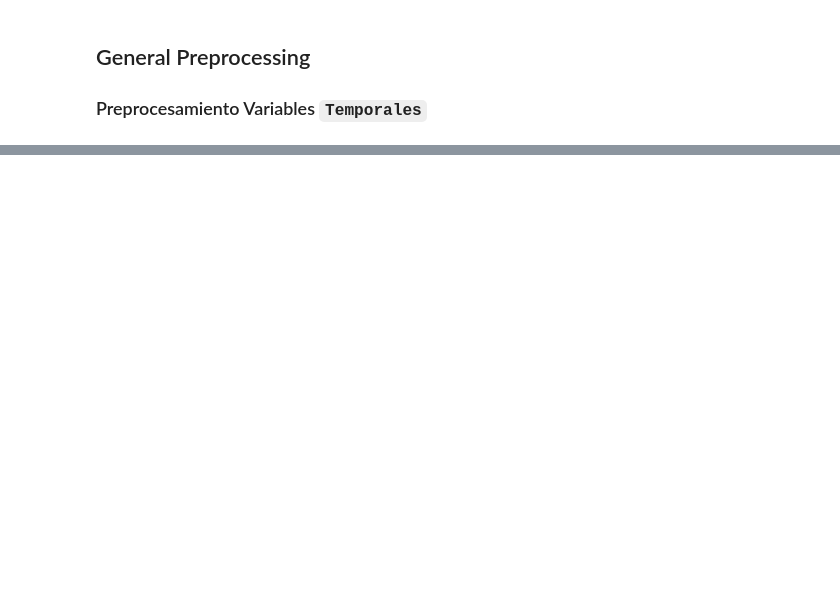
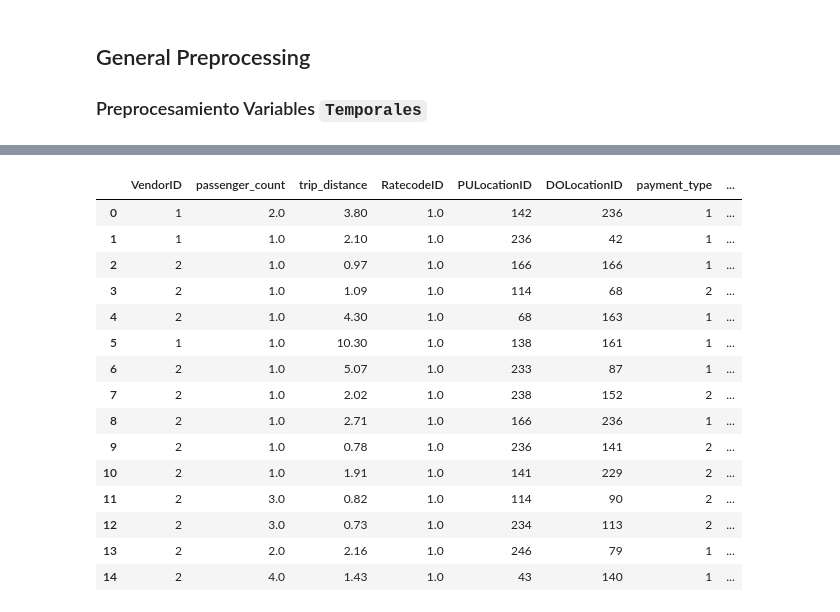
Before and after one commit to clblommberg/MVP_ML_TransporteNY, a Jupyter notebook: notebooks/03_ETL.ipynb, the cells around one changed output, grey strips where cells are left out. Cells and saved outputs as stored; diff of their text form; code cells hidden in the pictures; blank space fills up the shorter version.

```diff
--- a/notebooks/03_ETL.ipynb
+++ b/notebooks/03_ETL.ipynb
@@ -227,0 +299,31 @@ df_nyc.shape
+# %%
+# Crear un contexto SQL y registrar el DataFrame como una tabla
+sql = pl.SQLContext(frames={"df_nyc": df_nyc})
+
+result = sql.execute(
+    "SELECT * FROM df_nyc LIMIT 15"
+)
+
+
+# Convertir el resultado a un DataFrame de Pandas para mostrarlo
+result_df = result.collect().to_pandas()
+
+# Mostrar el DataFrame resultante
+result_df.head(15)
+# %% [output]
+|  | VendorID | passenger_count | trip_distance | RatecodeID | PULocationID | DOLocationID | payment_type | ... |
+| 0 | 1 | 2.0 | 3.80 | 1.0 | 142 | 236 | 1 | ... |
+| 1 | 1 | 1.0 | 2.10 | 1.0 | 236 | 42 | 1 | ... |
+| 2 | 2 | 1.0 | 0.97 | 1.0 | 166 | 166 | 1 | ... |
+| 3 | 2 | 1.0 | 1.09 | 1.0 | 114 | 68 | 2 | ... |
+| 4 | 2 | 1.0 | 4.30 | 1.0 | 68 | 163 | 1 | ... |
+| 5 | 1 | 1.0 | 10.30 | 1.0 | 138 | 161 | 1 | ... |
+| 6 | 2 | 1.0 | 5.07 | 1.0 | 233 | 87 | 1 | ... |
+| 7 | 2 | 1.0 | 2.02 | 1.0 | 238 | 152 | 2 | ... |
+| 8 | 2 | 1.0 | 2.71 | 1.0 | 166 | 236 | 1 | ... |
+| 9 | 2 | 1.0 | 0.78 | 1.0 | 236 | 141 | 2 | ... |
+| 10 | 2 | 1.0 | 1.91 | 1.0 | 141 | 229 | 2 | ... |
+| 11 | 2 | 3.0 | 0.82 | 1.0 | 114 | 90 | 2 | ... |
+| 12 | 2 | 3.0 | 0.73 | 1.0 | 234 | 113 | 2 | ... |
+| 13 | 2 | 2.0 | 2.16 | 1.0 | 246 | 79 | 1 | ... |
+| 14 | 2 | 4.0 | 1.43 | 1.0 | 43 | 140 | 1 | ... |
```
Also changed, not shown: parts of 29 cells of this notebook, 8 other files.
